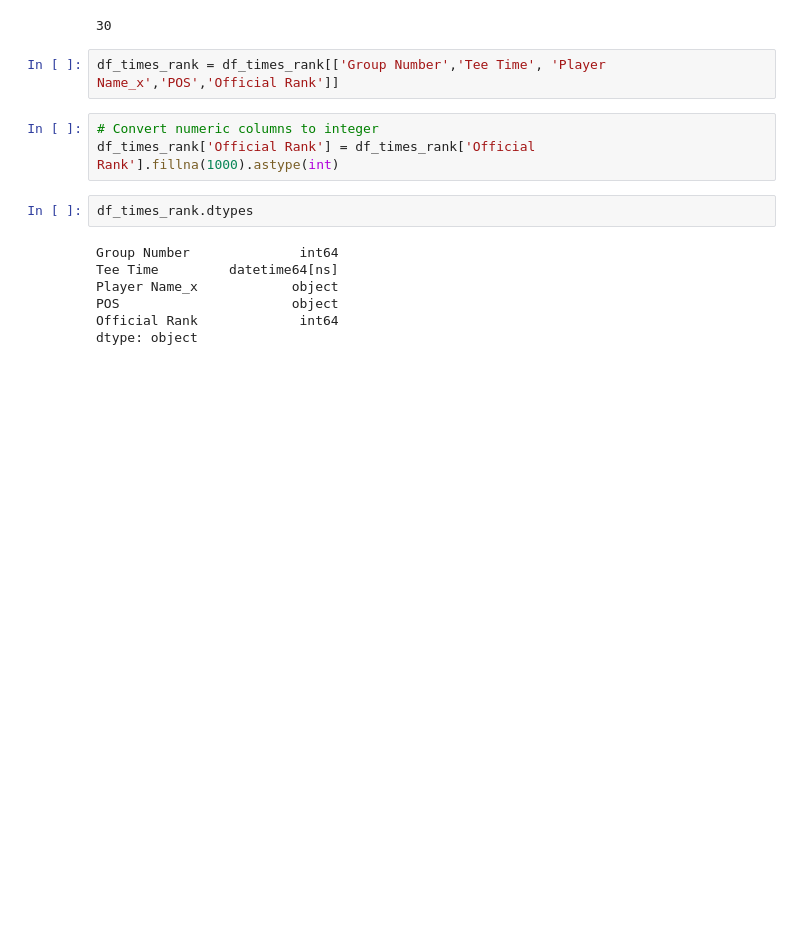
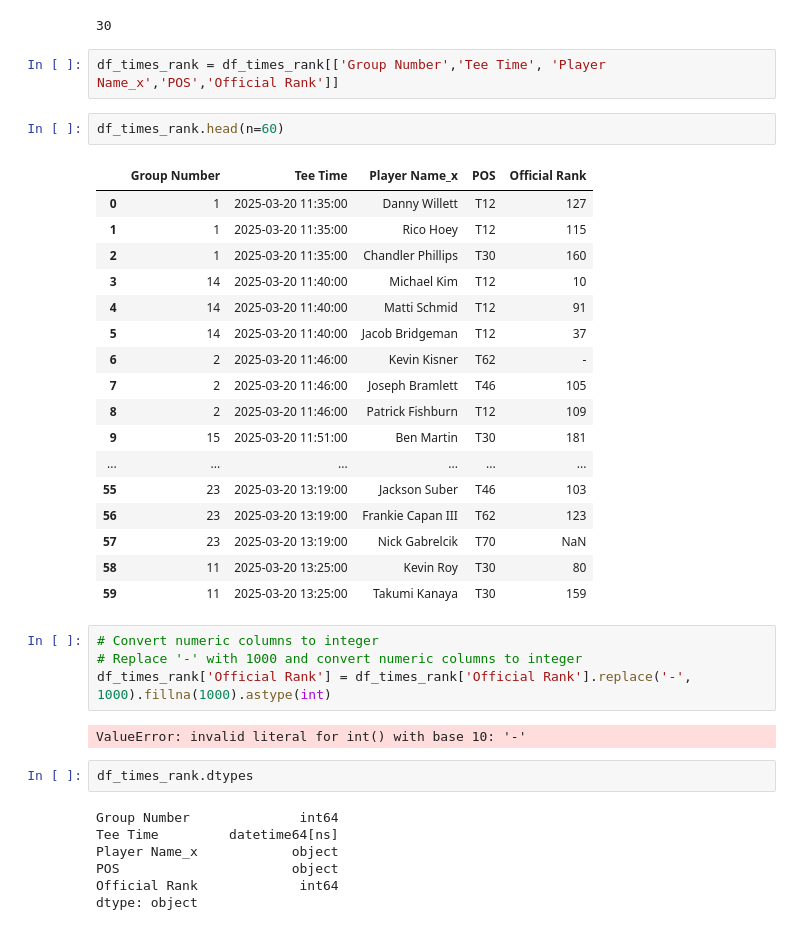
Before and after one commit to rypi314/data_golf, a Jupyter notebook: pga_analysis.ipynb, the cells around one changed output. Cells and saved outputs as stored; diff of their text form; blank space fills up the shorter version.

```diff
--- a/pga_analysis.ipynb
+++ b/pga_analysis.ipynb
@@ -105,9 +106,32 @@ print(df_rank.shape[1] + df_tee_time.shape[1] + df_tournament.shape[1])
 30
 # %%
 df_times_rank = df_times_rank[['Group Number','Tee Time', 'Player Name_x','POS','Official Rank']]
+# %%
+df_times_rank.head(n=60)
+# %% [output]
+|  | Group Number | Tee Time | Player Name_x | POS | Official Rank |
+| 0 | 1 | 2025-03-20 11:35:00 | Danny Willett | T12 | 127 |
+| 1 | 1 | 2025-03-20 11:35:00 | Rico Hoey | T12 | 115 |
+| 2 | 1 | 2025-03-20 11:35:00 | Chandler Phillips | T30 | 160 |
+| 3 | 14 | 2025-03-20 11:40:00 | Michael Kim | T12 | 10 |
+| 4 | 14 | 2025-03-20 11:40:00 | Matti Schmid | T12 | 91 |
+| 5 | 14 | 2025-03-20 11:40:00 | Jacob Bridgeman | T12 | 37 |
+| 6 | 2 | 2025-03-20 11:46:00 | Kevin Kisner | T62 | - |
+| 7 | 2 | 2025-03-20 11:46:00 | Joseph Bramlett | T46 | 105 |
+| 8 | 2 | 2025-03-20 11:46:00 | Patrick Fishburn | T12 | 109 |
+| 9 | 15 | 2025-03-20 11:51:00 | Ben Martin | T30 | 181 |
+| ... | ... | ... | ... | ... | ... |
+| 55 | 23 | 2025-03-20 13:19:00 | Jackson Suber | T46 | 103 |
+| 56 | 23 | 2025-03-20 13:19:00 | Frankie Capan III | T62 | 123 |
+| 57 | 23 | 2025-03-20 13:19:00 | Nick Gabrelcik | T70 | NaN |
+| 58 | 11 | 2025-03-20 13:25:00 | Kevin Roy | T30 | 80 |
+| 59 | 11 | 2025-03-20 13:25:00 | Takumi Kanaya | T30 | 159 |
 # %%
 # Convert numeric columns to integer
-df_times_rank['Official Rank'] = df_times_rank['Official Rank'].fillna(1000).astype(int)
+# Replace '-' with 1000 and convert numeric columns to integer
+df_times_rank['Official Rank'] = df_times_rank['Official Rank'].replace('-', 1000).fillna(1000).astype(int)
+# %% [output]
+ValueError: invalid literal for int() with base 10: '-'
 # %%
 df_times_rank.dtypes
 # %% [output]
```
Also changed, not shown: parts of 11 cells of this notebook.
